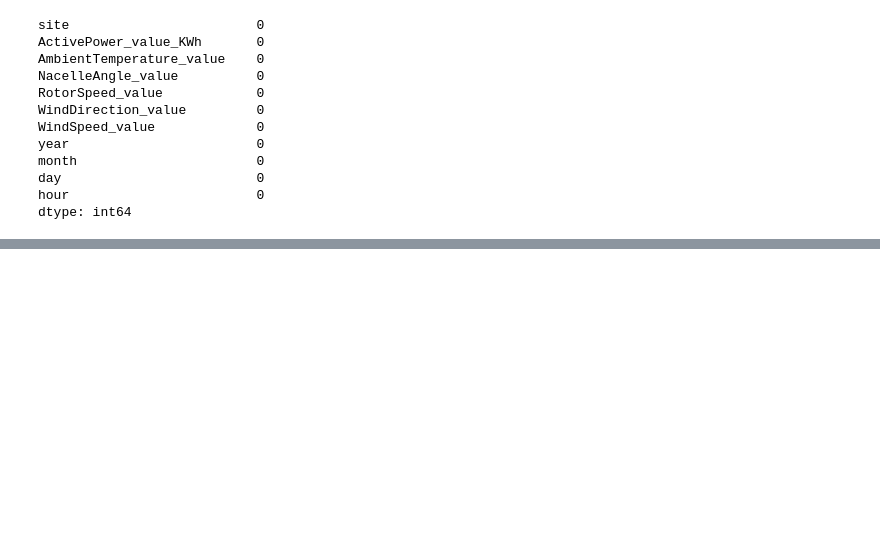
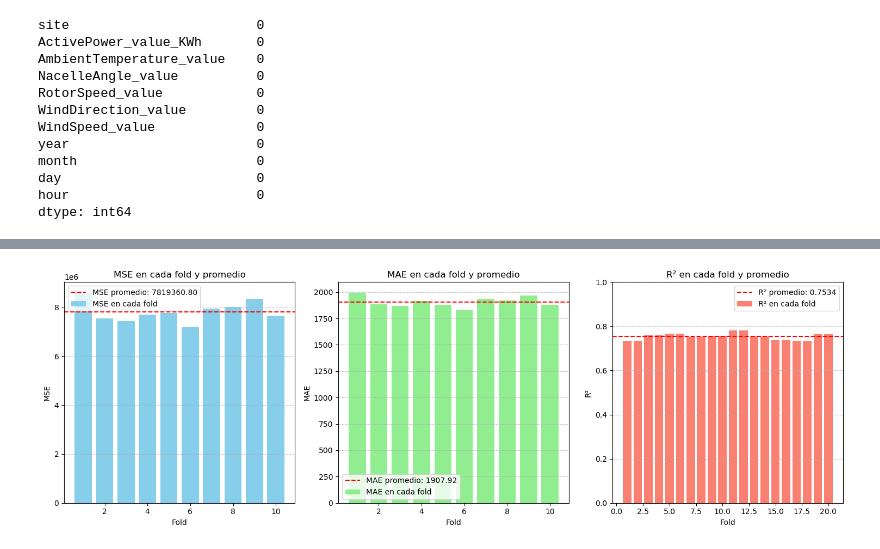
Before and after one commit to josemauma/TFG-ML-DL-WIND-SOLAR-FARMS, a Jupyter notebook: WINDMILLS/TFG_W_DL.ipynb, the cells around one changed output, grey strips where cells are left out. Cells and saved outputs as stored; diff of their text form; code cells hidden in the pictures; blank space fills up the shorter version.

```diff
--- a/WINDMILLS/TFG_W_DL.ipynb
+++ b/WINDMILLS/TFG_W_DL.ipynb
@@ -188,0 +292,45 @@ plt.show()
+# %%
+mse_mean = np.mean(mse_scores)
+mae_mean = np.mean(mae_scores)
+r2_mean = np.mean(r2_scores)
+
+
+# Generate plots
+plt.figure(figsize=(15, 5))
+
+# Plot MSE
+plt.subplot(1, 3, 1)
+plt.bar(range(1, len(mse_scores) + 1), mse_scores, color='skyblue', label="MSE en cada fold")
+plt.axhline(mse_mean, color='red', linestyle='--', label=f"MSE promedio: {mse_mean:.2f}")
+plt.xlabel("Fold")
+plt.ylabel("MSE")
+plt.title("MSE en cada fold y promedio")
+plt.legend()
+plt.grid(axis='y', linestyle='--', alpha=0.7)
+
+# Plot MAE
+plt.subplot(1, 3, 2)
+plt.bar(range(1, len(mae_scores) + 1), mae_scores, color='lightgreen', label="MAE en cada fold")
+plt.axhline(mae_mean, color='red', linestyle='--', label=f"MAE promedio: {mae_mean:.2f}")
+plt.xlabel("Fold")
+plt.ylabel("MAE")
+plt.title("MAE en cada fold y promedio")
+plt.legend()
+plt.grid(axis='y', linestyle='--', alpha=0.7)
+
+# Plot R²
+plt.subplot(1, 3, 3)
+plt.bar(range(1, len(r2_scores) + 1), r2_scores, color='salmon', label="R² en cada fold")
+plt.axhline(r2_mean, color='red', linestyle='--', label=f"R² promedio: {r2_mean:.4f}")
+plt.xlabel("Fold")
+plt.ylabel("R²")
+plt.ylim(0, 1)  # Limit R² values between 0 and 1
+plt.title("R² en cada fold y promedio")
+plt.legend()
+plt.grid(axis='y', linestyle='--', alpha=0.7)
+
+# Adjust layout and show plot
+plt.tight_layout()
+plt.show()
+# %% [output]
+[figure, added]
```
Also changed, not shown: parts of 20 cells of this notebook, 21 other files.
